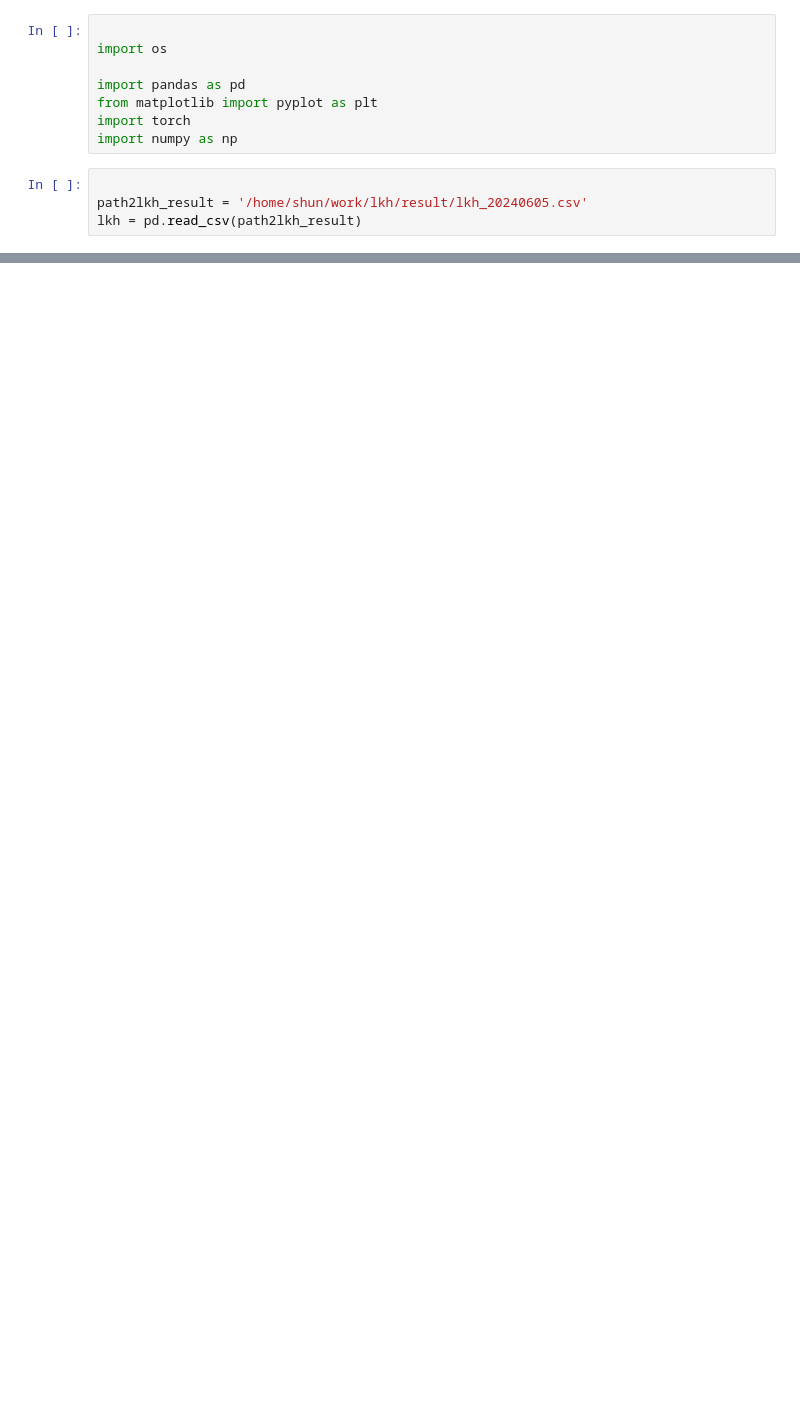
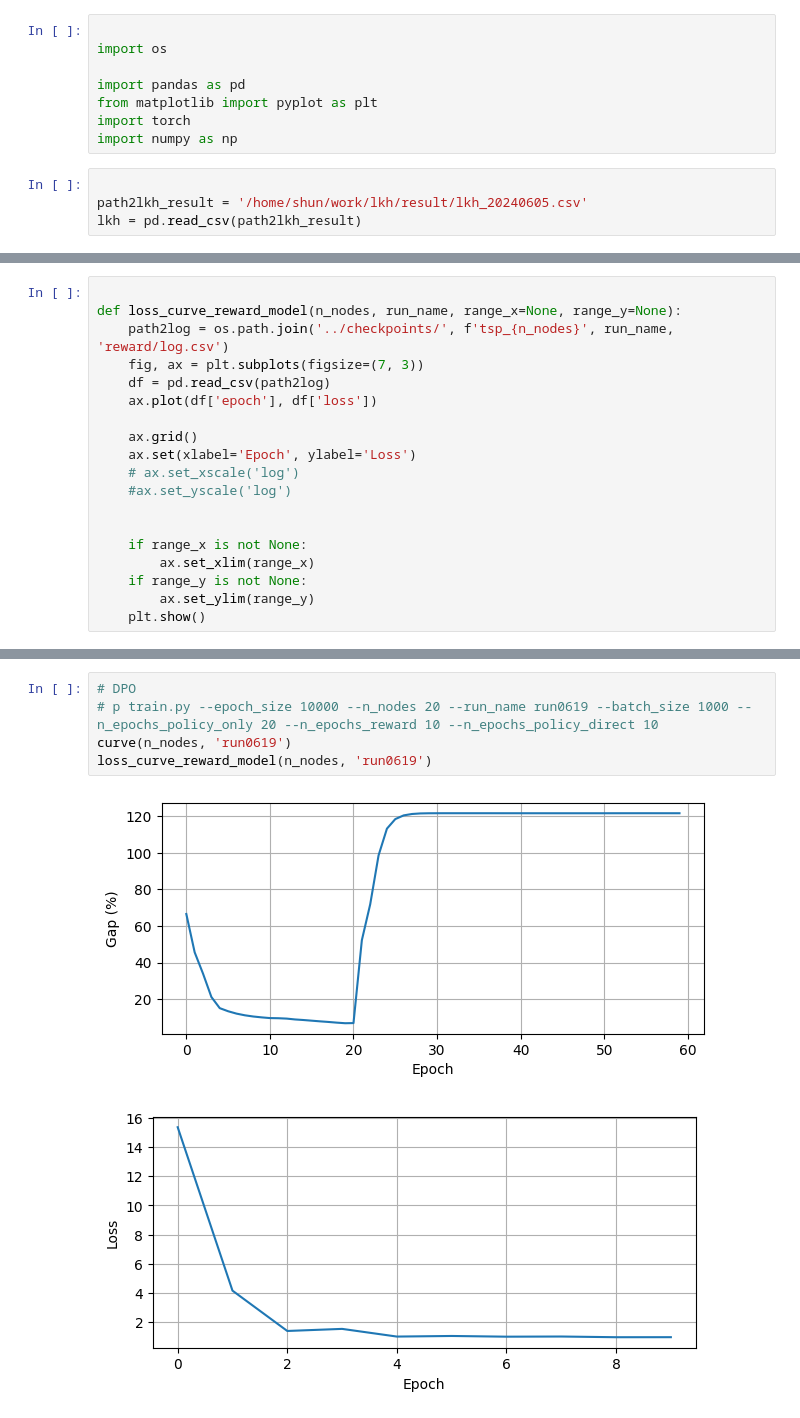
Before and after one commit to dmkn013/neural-tsp-solver-ppo, a Jupyter notebook: dev/AM-monitor.ipynb, the cells around one changed output, grey strips where cells are left out. Drawn from its saved outputs; the diff is of its cells as text; blank space fills up the shorter version.

```diff
--- a/dev/AM-monitor.ipynb
+++ b/dev/AM-monitor.ipynb
@@ -56,5 +56,24 @@ def loss(n_nodes, run_name, range_x=None, range_y=None):
         ax.set_ylim(range_y)
     ax.legend()
     plt.show()
+# %%
+
+def loss_curve_reward_model(n_nodes, run_name, range_x=None, range_y=None):
+    path2log = os.path.join('../checkpoints/', f'tsp_{n_nodes}', run_name, 'reward/log.csv')
+    fig, ax = plt.subplots(figsize=(7, 3))
+    df = pd.read_csv(path2log)
+    ax.plot(df['epoch'], df['loss'])
+
+    ax.grid()
+    ax.set(xlabel='Epoch', ylabel='Loss')
+    # ax.set_xscale('log')
+    #ax.set_yscale('log')
+
+
+    if range_x is not None:
+        ax.set_xlim(range_x)
+    if range_y is not None:
+        ax.set_ylim(range_y)
+    plt.show()
 # %%
 
@@ -66,2 +85,10 @@ curve(n_nodes, 'run0605')
+# %%
+# DPO
+# p train.py --epoch_size 10000 --n_nodes 20 --run_name run0619 --batch_size 1000 --n_epochs_policy_only 20 --n_epochs_reward 10 --n_epochs_policy_direct 10
+curve(n_nodes, 'run0619')
+loss_curve_reward_model(n_nodes, 'run0619')
+# %% [output]
+[figure, added]
+[figure, added]
 # %%
 
```
Also changed, not shown: parts of 7 cells of this notebook, 26 other files.
